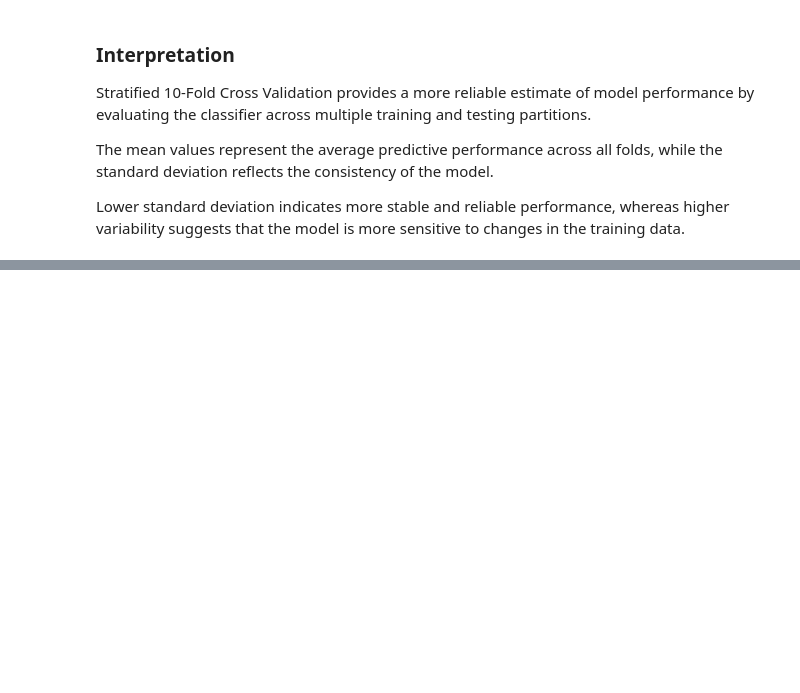
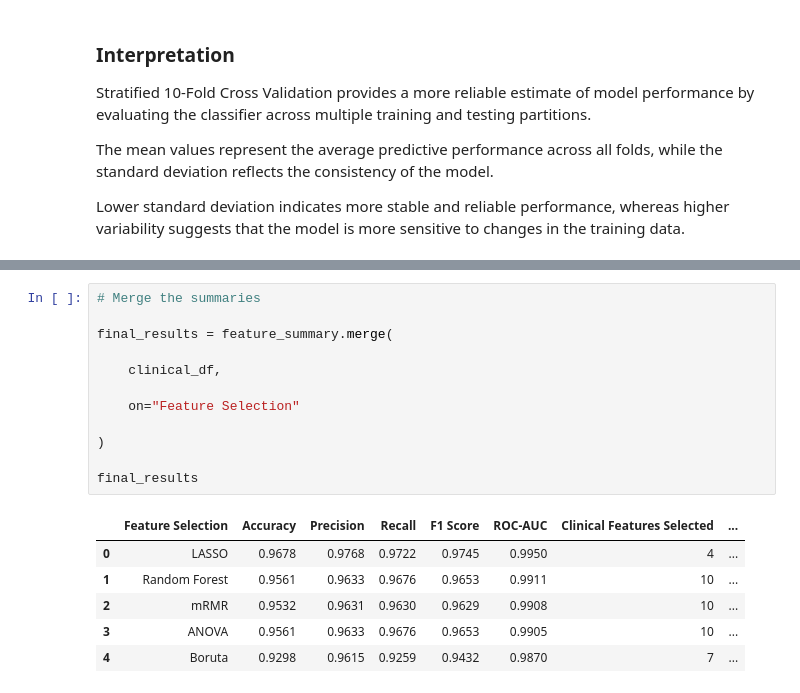
Before and after one commit to Angelinamoses/clinical-fs-benchmark, a Jupyter notebook: notebooks/01_breast_cancer_pipeline.ipynb, the cells around one changed output, grey strips where cells are left out. Drawn from its saved outputs; the diff is of its cells as text; blank space fills up the shorter version.

```diff
--- a/notebooks/01_breast_cancer_pipeline.ipynb
+++ b/notebooks/01_breast_cancer_pipeline.ipynb
@@ -2152,0 +2579,19 @@ Lower standard deviation indicates more stable and reliable performance, whereas
+# %%
+# Merge the summaries
+
+final_results = feature_summary.merge(
+
+    clinical_df,
+
+    on="Feature Selection"
+
+)
+
+final_results
+# %% [output]
+|  | Feature Selection | Accuracy | Precision | Recall | F1 Score | ROC-AUC | Clinical Features Selected | ... |
+| 0 | LASSO | 0.9678 | 0.9768 | 0.9722 | 0.9745 | 0.9950 | 4 | ... |
+| 1 | Random Forest | 0.9561 | 0.9633 | 0.9676 | 0.9653 | 0.9911 | 10 | ... |
+| 2 | mRMR | 0.9532 | 0.9631 | 0.9630 | 0.9629 | 0.9908 | 10 | ... |
+| 3 | ANOVA | 0.9561 | 0.9633 | 0.9676 | 0.9653 | 0.9905 | 10 | ... |
+| 4 | Boruta | 0.9298 | 0.9615 | 0.9259 | 0.9432 | 0.9870 | 7 | ... |
```
Also changed, not shown: parts of 32 cells of this notebook, 2 other files.
